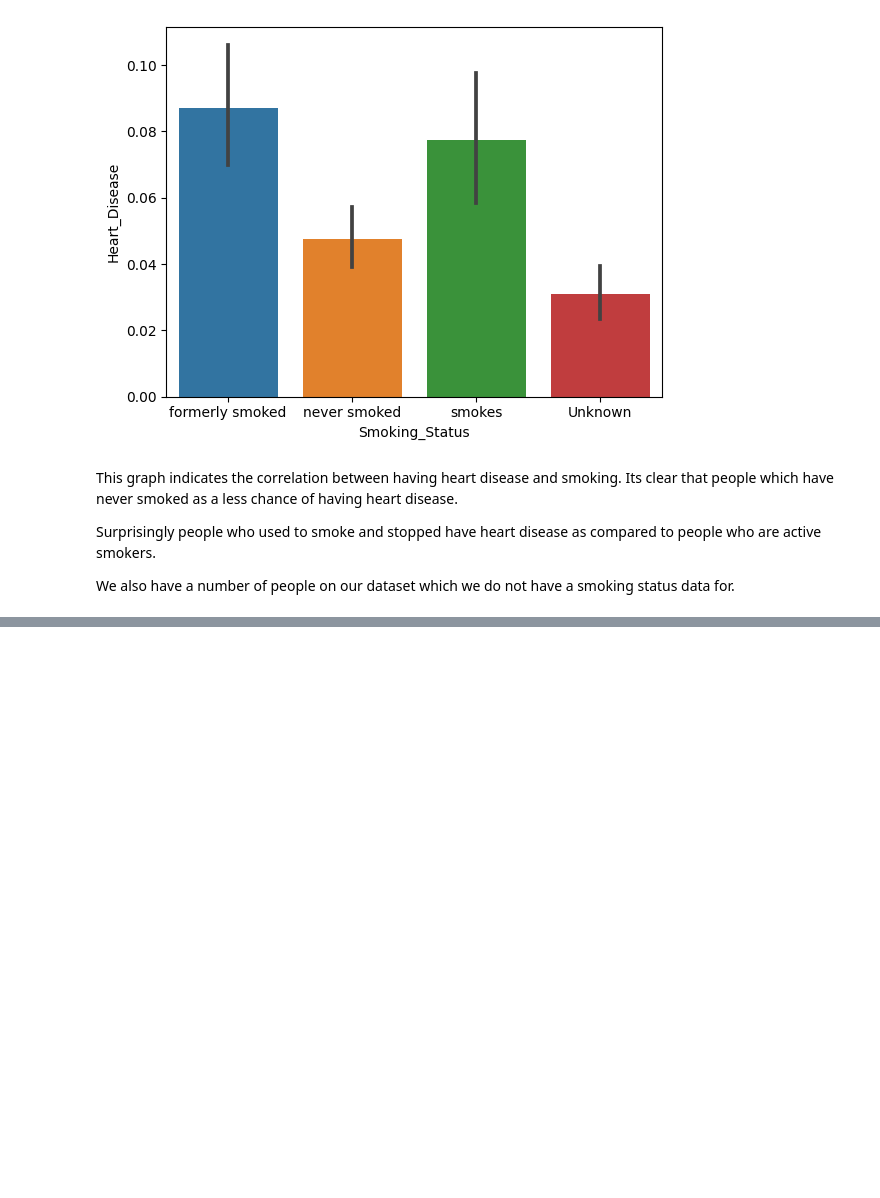
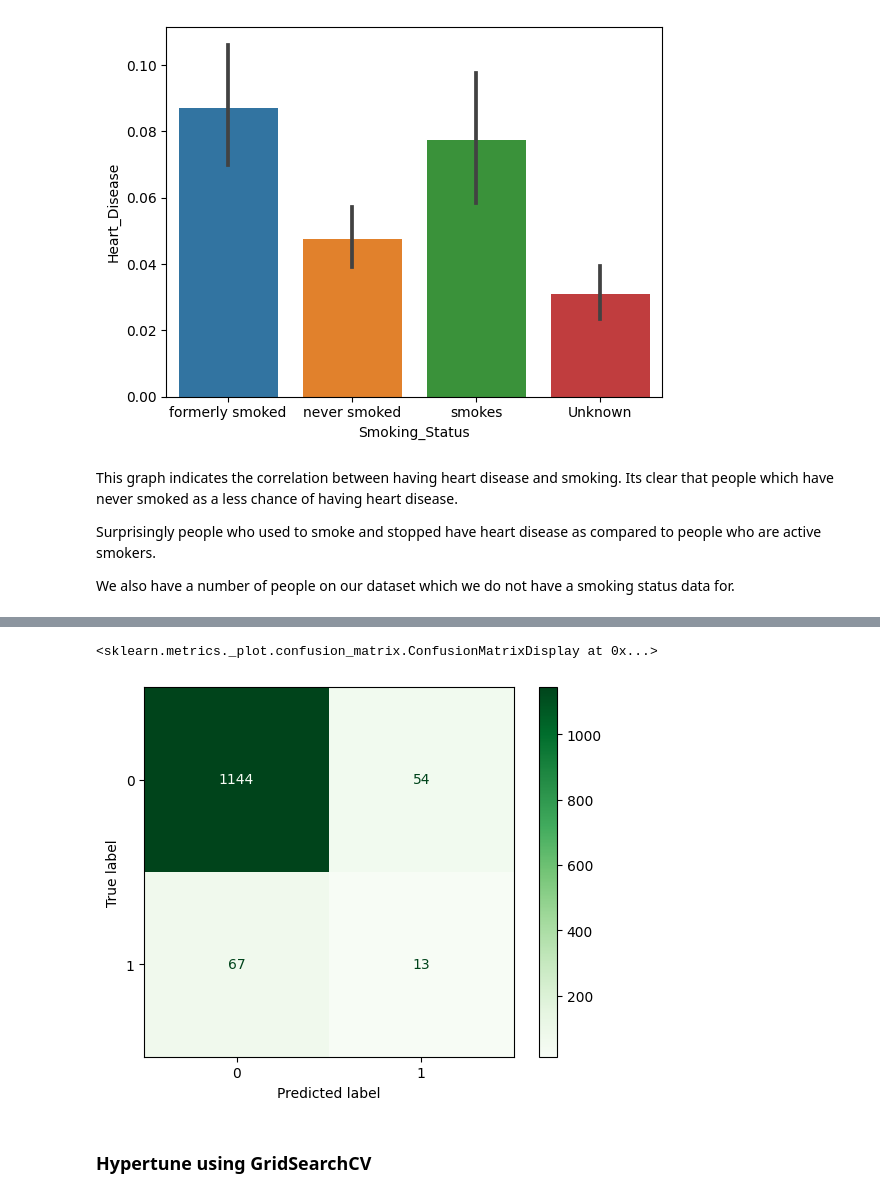
Before and after one commit to Desh86/Project2, a Jupyter notebook: Project_2.ipynb, the cells around one changed output, grey strips where cells are left out. Cells and saved outputs as stored; diff of their text form; code cells hidden in the pictures; blank space fills up the shorter version.

```diff
--- a/Project_2.ipynb
+++ b/Project_2.ipynb
@@ -629,0 +644,7 @@ We have more male children is our dataset and more males slightly edging the nev
+# %%
+# Define y(Target) and x (Features)
+y = df['stroke']
+X = df.drop(columns = 'stroke')
+# %%
+# Train Test split
+X_train, X_test, y_train, y_test = train_test_split(X,y,random_state=42)
@@ -629,0 +659,6 @@ We have more male children is our dataset and more males slightly edging the nev
+# %%
+## Make, fit, and evalaute Decision Tree
+tree_clf = DecisionTreeClassifier(random_state=42)
+tree_clf.fit(X_train, y_train)
+
+evluate_classification(tree_clf, X_train, X_test, y_train, y_test)
@@ -629,0 +668,9 @@ We have more male children is our dataset and more males slightly edging the nev
+# %%
+# Make a pipeline to scale the data and fit a model
+tree_pipe = make_pipeline(StandardScaler(),  DecisionTreeClassifier())
+# Train the model on the data
+tree_pipe.fit(X_train, y_train)
+# class predictions (not predicted probabilities)
+predictions1 = tree_pipe.predict(X_test)
+print('Predictions1:')
+predictions1
@@ -629,0 +691,10 @@ We have more male children is our dataset and more males slightly edging the nev
+# %%
+from sklearn.metrics import ConfusionMatrixDisplay
+# Plot the confusion matrix
+ConfusionMatrixDisplay.from_predictions(y_test, predictions1,
+cmap='Greens')
+# %% [output]
+<sklearn.metrics._plot.confusion_matrix.ConfusionMatrixDisplay at 0x...>
+[figure, added]
+# %% [markdown]
+### Hypertune using GridSearchCV
```
Also changed, not shown: parts of 98 cells of this notebook.
